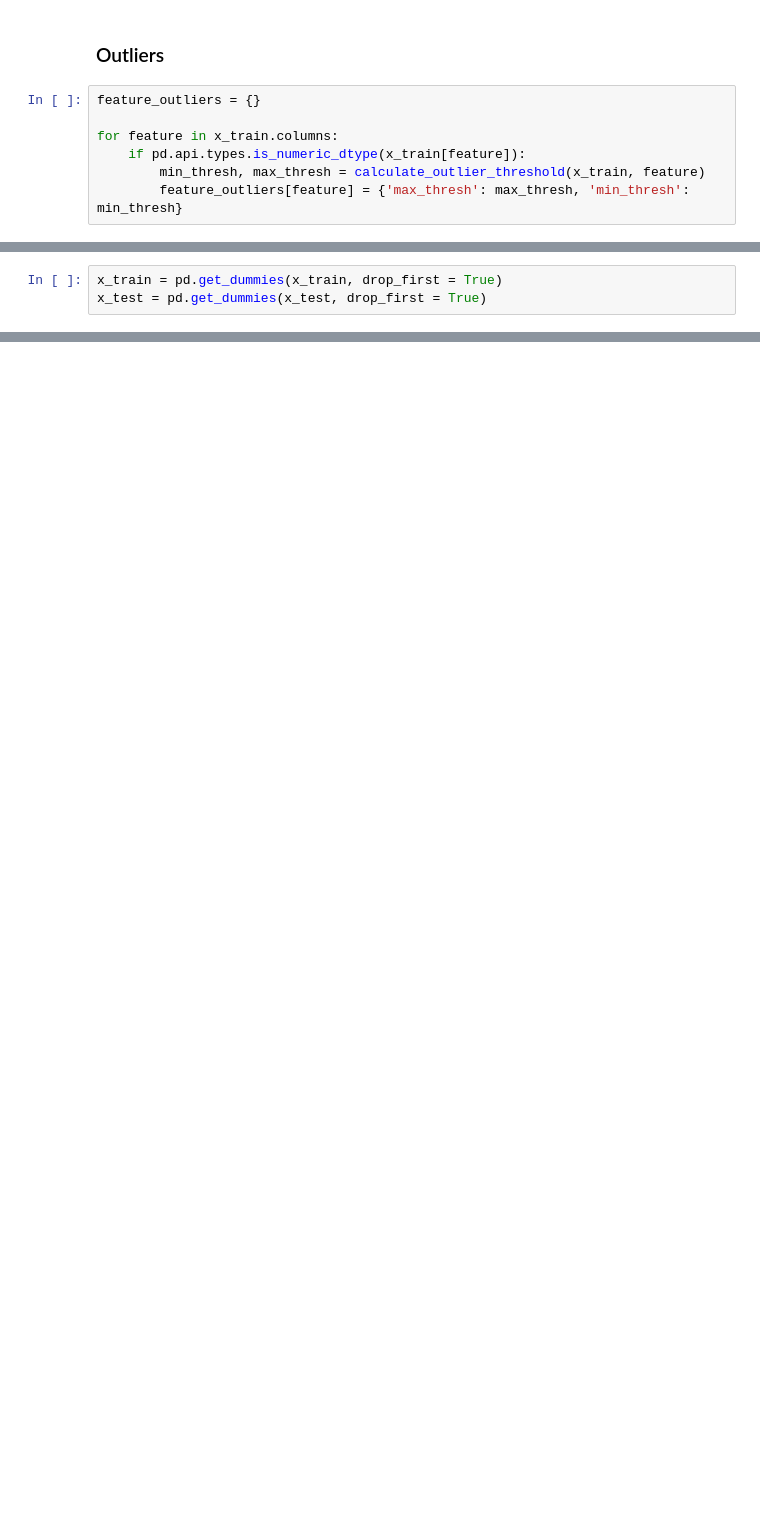
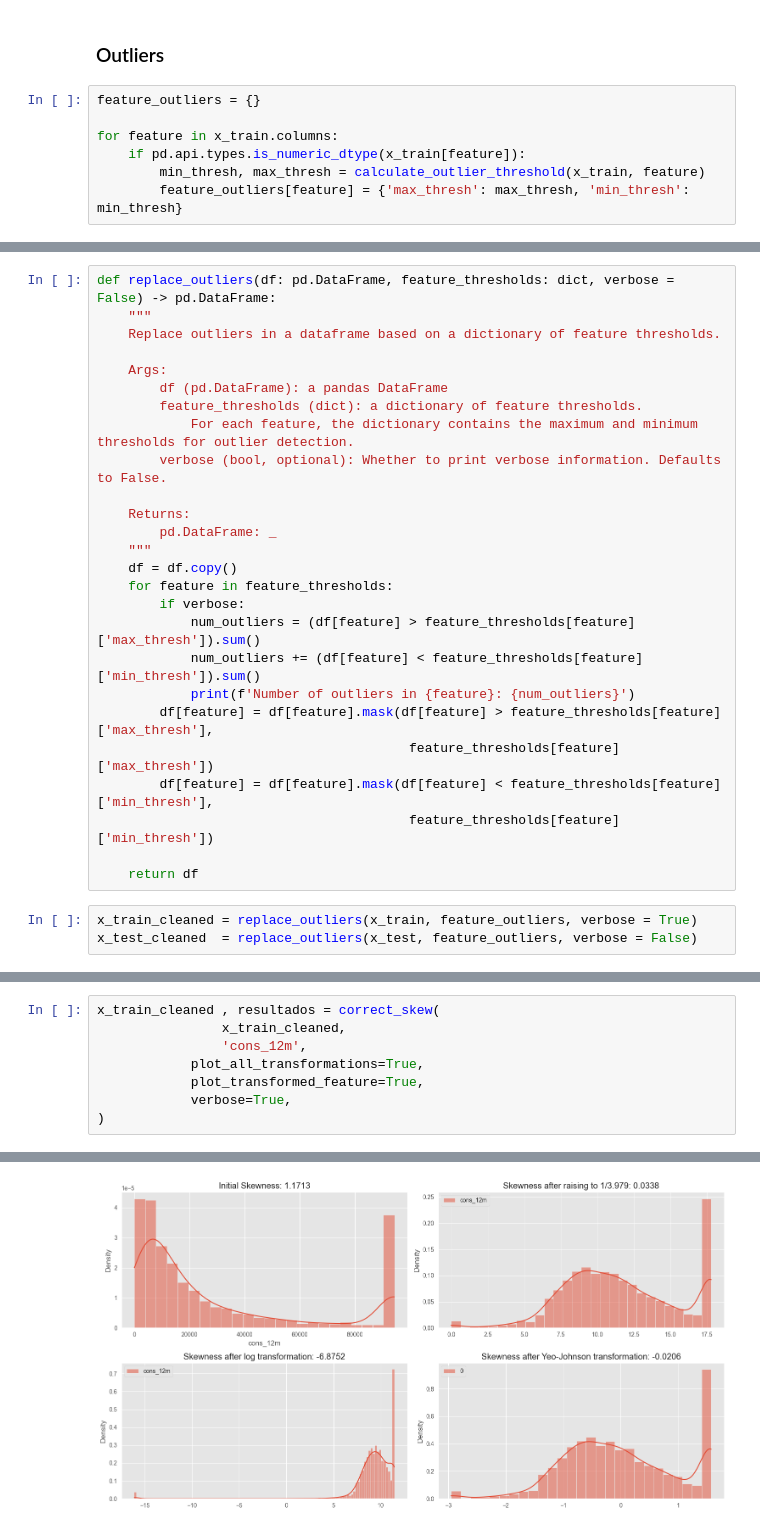
Before and after one commit to RodolfoPCruz/powerco-churn, a Jupyter notebook: Notebooks/Feature_Engineering.ipynb, the cells around one changed output, grey strips where cells are left out. Cells and saved outputs as stored; diff of their text form; blank space fills up the shorter version.

Commit message:
feat: Correcao de outliers e skew no notebook feature engineering

```diff
--- a/Notebooks/Feature_Engineering.ipynb
+++ b/Notebooks/Feature_Engineering.ipynb
@@ -423,3 +374,0 @@ dtype: int64
-# %%
-x_train = pd.get_dummies(x_train, drop_first = True)
-x_test = pd.get_dummies(x_test, drop_first = True)
@@ -434,0 +375,29 @@ KeyboardInterrupt:
+# %%
+def replace_outliers(df: pd.DataFrame, feature_thresholds: dict, verbose = False) -> pd.DataFrame:
+    """
+    Replace outliers in a dataframe based on a dictionary of feature thresholds.
+
+    Args:
+        df (pd.DataFrame): a pandas DataFrame
+        feature_thresholds (dict): a dictionary of feature thresholds.
+            For each feature, the dictionary contains the maximum and minimum thresholds for outlier detection.
+        verbose (bool, optional): Whether to print verbose information. Defaults to False.
+
+    Returns:
+        pd.DataFrame: _
+    """
+    df = df.copy()
+    for feature in feature_thresholds:
+        if verbose:
+            num_outliers = (df[feature] > feature_thresholds[feature]['max_thresh']).sum()
+            num_outliers += (df[feature] < feature_thresholds[feature]['min_thresh']).sum()
+            print(f'Number of outliers in {feature}: {num_outliers}')
+        df[feature] = df[feature].mask(df[feature] > feature_thresholds[feature]['max_thresh'],
+                                        feature_thresholds[feature]['max_thresh'])
+        df[feature] = df[feature].mask(df[feature] < feature_thresholds[feature]['min_thresh'],
+                                        feature_thresholds[feature]['min_thresh'])
+
+    return df
+# %%
+x_train_cleaned = replace_outliers(x_train, feature_outliers, verbose = True)
+x_test_cleaned  = replace_outliers(x_test, feature_outliers, verbose = False)
@@ -434,0 +470,9 @@ KeyboardInterrupt:
+# %%
+x_train_cleaned , resultados = correct_skew(
+                x_train_cleaned,
+                'cons_12m',
+            plot_all_transformations=True,
+            plot_transformed_feature=True,
+            verbose=True,
+)
+# %% [output]
@@ -434,0 +482 @@ KeyboardInterrupt:
+[figure, added]
```
Also changed, not shown: parts of 12 cells of this notebook, 1 other file.
